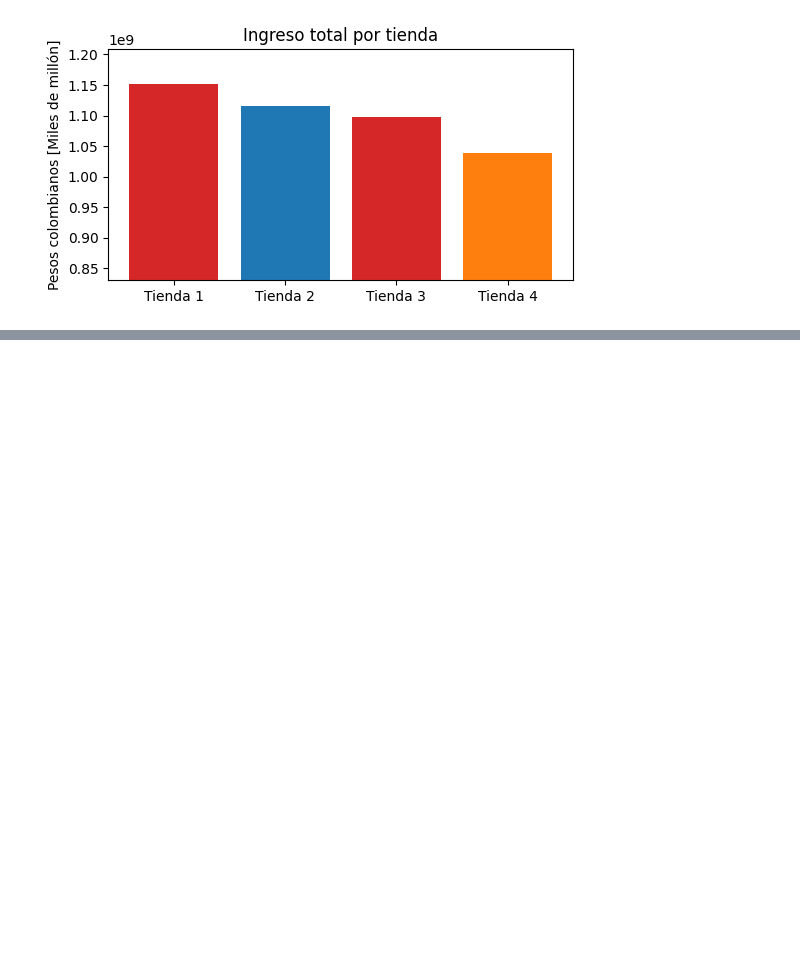
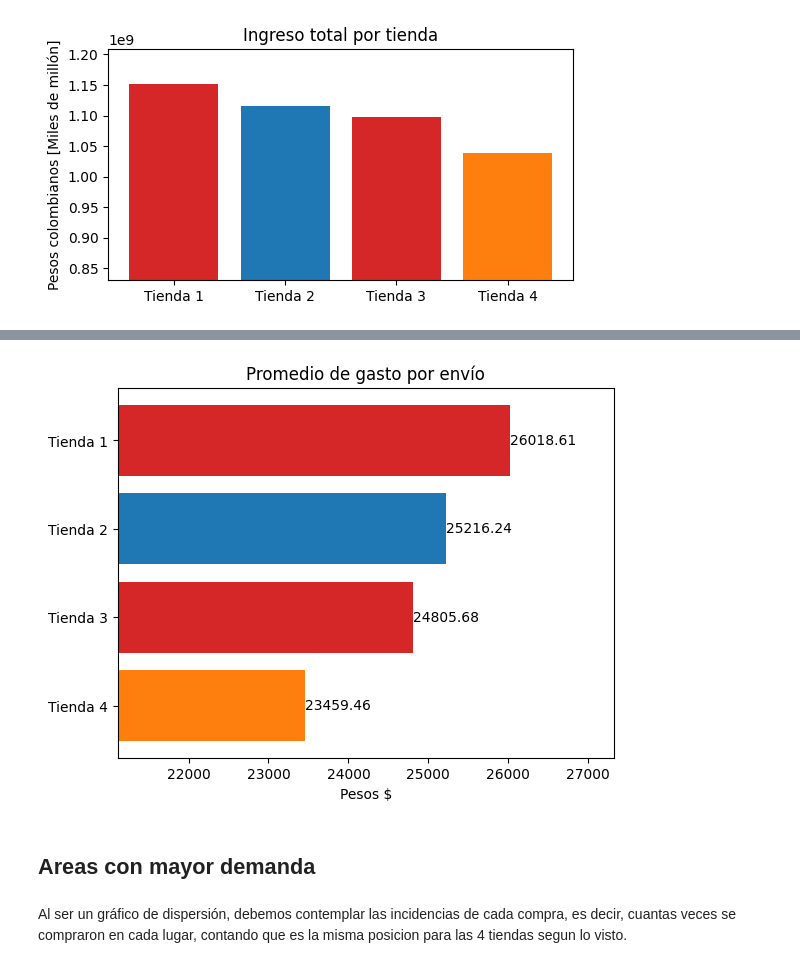
Before and after one commit to marmalux/portafolio_ciencia_datos, a Jupyter notebook: AluraStoreLatam.ipynb, the cells around one changed output, grey strips where cells are left out. Drawn from its saved outputs; the diff is of its cells as text; code cells hidden in the pictures; blank space fills up the shorter version.

```diff
--- a/AluraStoreLatam.ipynb
+++ b/AluraStoreLatam.ipynb
@@ -238,0 +222,21 @@ plt.show()
+# %%
+#Coste de envio
+fig, ax = plt.subplots()
+
+# Example data
+coste_envio = [promedio_envio1,promedio_envio2,promedio_envio3,promedio_envio4]
+
+barra_h = ax.barh(tiendas,coste_envio,color = bar_colors, align='center')
+ax.set_xlim(xmin=min(coste_envio)*0.9)
+ax.bar_label(barra_h,labels = coste_envio)
+ax.invert_yaxis()
+ax.set_xlabel('Pesos $')
+ax.set_title('Promedio de gasto por envío')
+
+plt.show()
+# %% [output]
+[figure, added]
+# %% [markdown]
+## Areas con mayor demanda
+# %% [markdown]
+Al ser un gráfico de dispersión, debemos contemplar las incidencias de cada compra, es decir, cuantas veces se compraron en cada lugar, contando que es la misma posicion para las 4 tiendas segun lo visto.
```
Also changed, not shown: parts of 6 cells of this notebook.
